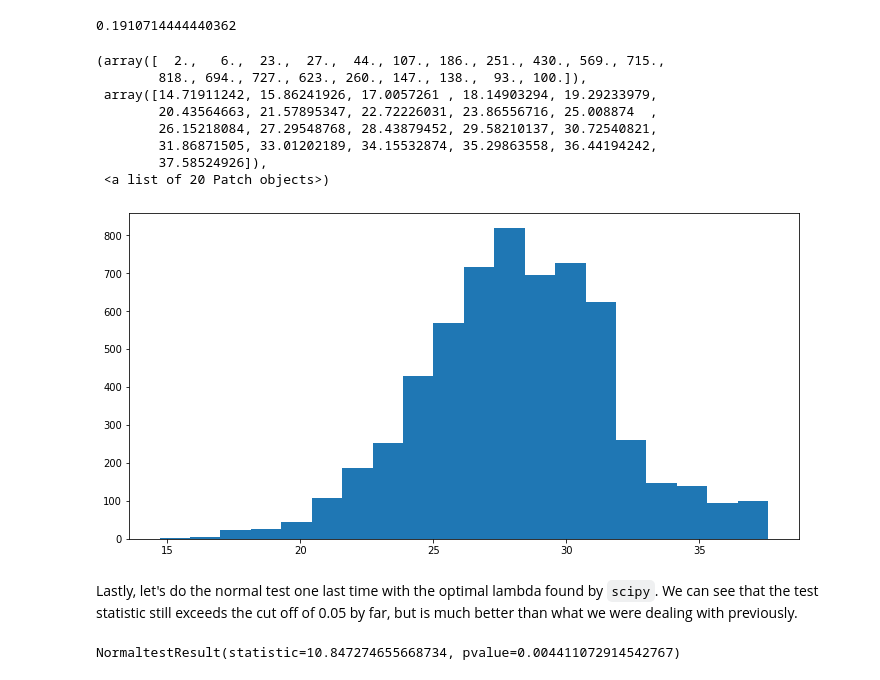
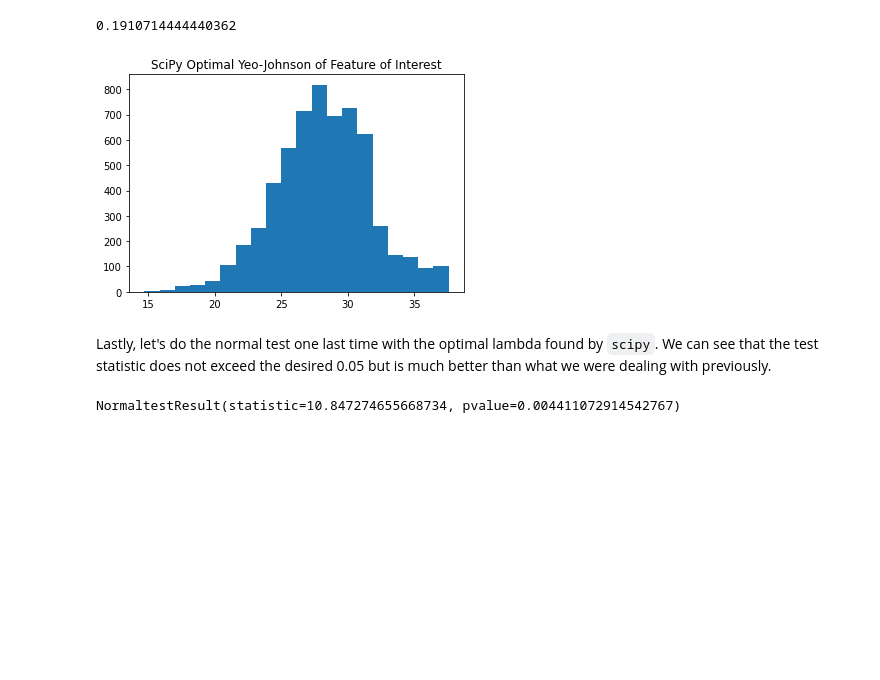
Before and after one commit to Humboldt-WI/bads, a Jupyter notebook: tutorials/9_nb_feature_engineering.ipynb, the cells around one changed output. Cells and saved outputs as stored; diff of their text form; code cells hidden in the pictures; blank space fills up the shorter version.

```diff
--- a/tutorials/9_nb_feature_engineering.ipynb
+++ b/tutorials/9_nb_feature_engineering.ipynb
@@ -467,18 +496,12 @@ yj_fitted_lambda
 0.1910714444440362
 # %%
 plt.hist(yj_fitted_feature, bins=20)
+plt.title('SciPy Optimal Yeo-Johnson of Feature of Interest')
+plt.show()
 # %% [output]
-(array([  2.,   6.,  23.,  27.,  44., 107., 186., 251., 430., 569., 715.,
-        818., 694., 727., 623., 260., 147., 138.,  93., 100.]),
- array([14.71911242, 15.86241926, 17.0057261 , 18.14903294, 19.29233979,
-        20.43564663, 21.57895347, 22.72226031, 23.86556716, 25.008874  ,
-        26.15218084, 27.29548768, 28.43879452, 29.58210137, 30.72540821,
-        31.86871505, 33.01202189, 34.15532874, 35.29863558, 36.44194242,
-        37.58524926]),
- <a list of 20 Patch objects>)
-[figure, old version]
+[figure, new version]
 # %% [markdown]
-Lastly, let's do the normal test one last time with the optimal lambda found by `scipy`. We can see that the test statistic still exceeds the cut off of 0.05 by far, but is much better than what we were dealing with previously.
+Lastly, let's do the normal test one last time with the optimal lambda found by `scipy`. We can see that the test statistic does not exceed the desired 0.05 but is much better than what we were dealing with previously.
 # %%
 stats.normaltest(yj_fitted_feature)
 # %% [output]
```
Also changed, not shown: parts of 92 cells of this notebook.
